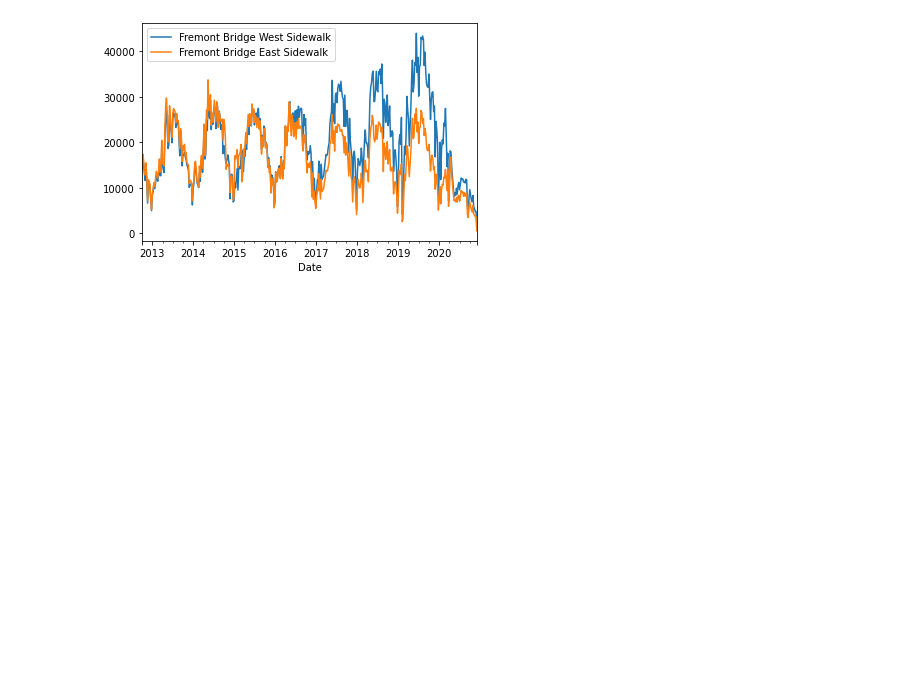
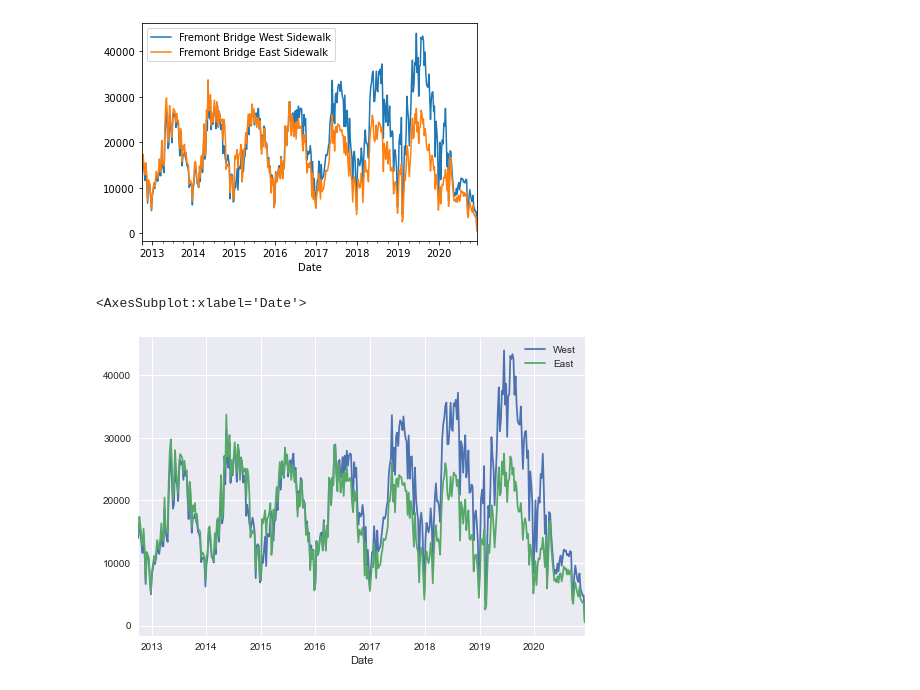
Before and after one commit to boussema/JupiterWorkFlow, a Jupyter notebook: JupyterWorkFlow.ipynb, the cells around one changed output. Cells and saved outputs as stored; diff of their text form; code cells hidden in the pictures; blank space fills up the shorter version.

```diff
--- a/JupyterWorkFlow.ipynb
+++ b/JupyterWorkFlow.ipynb
@@ -25,0 +28,9 @@ data.resample('W').sum().plot();
+# %%
+import matplotlib.pyplot as plt
+plt.style.use('seaborn')
+data.columns = ('West','East')
+
+data.resample('W').sum().plot()
+# %% [output]
+<AxesSubplot:xlabel='Date'>
+[figure, added]
```
Also changed, not shown: parts of 8 cells of this notebook.
